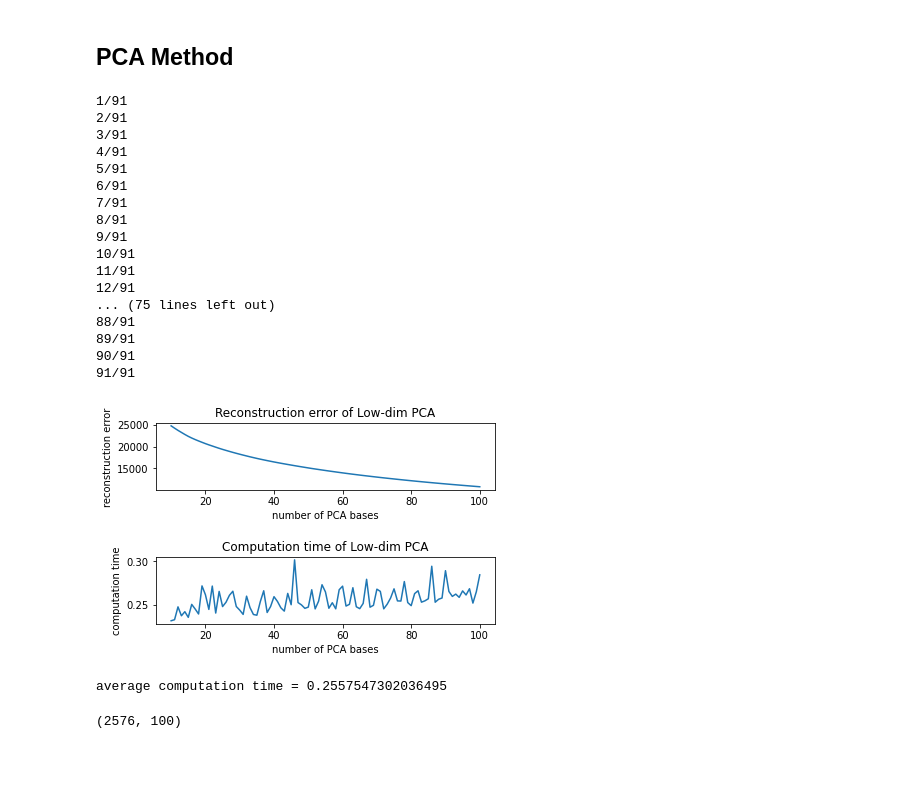
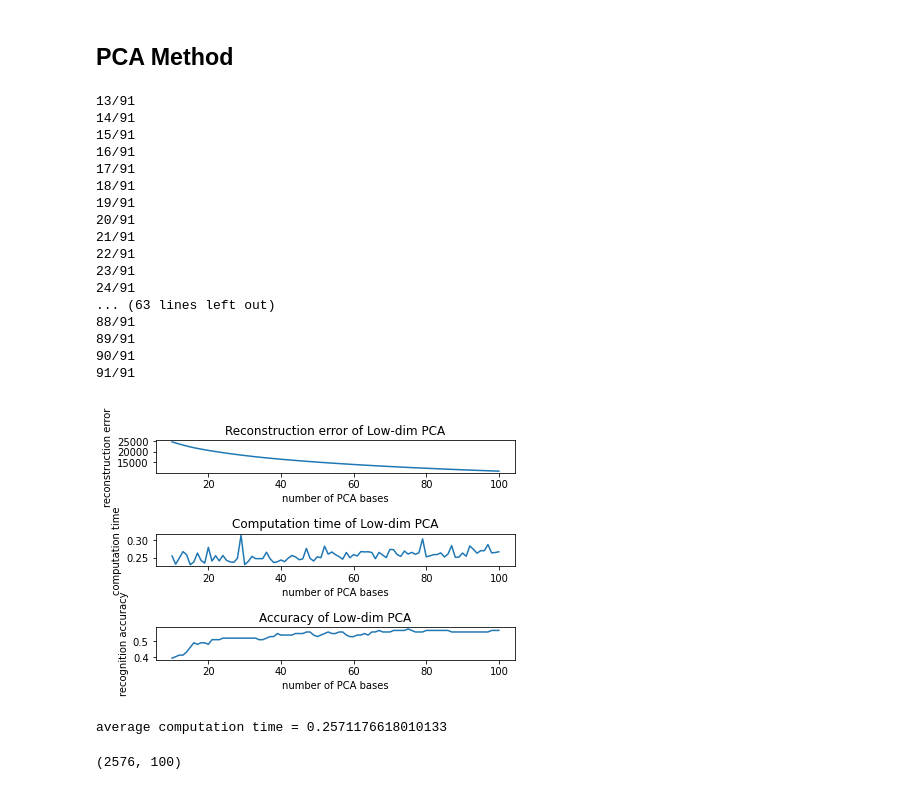
Before and after one commit to sw-programmer/Coursework1, a Jupyter notebook: CW1_Q3.ipynb, the cells around one changed output. Saved outputs shown, nothing was run; the diff lists cells and outputs as text; code cells hidden in the pictures; blank space fills up the shorter version.

```diff
--- a/CW1_Q3.ipynb
+++ b/CW1_Q3.ipynb
@@ -62,6 +63,8 @@ print('X_train shape:', X_train.shape)
 print('X_test shape:', X_test.shape)
 print('y_train shape:', y_train.shape)
 print('y_test shape:', y_test.shape)
+X_test_mean = np.mean(X_test, axis = 0)
+X_train_mean = np.mean(X_train, axis = 0)
 np.unique(y_train, return_counts=True)    # 52명의 얼굴이 80%씩 고르게 train set에 들어간 모습
 # %% [output]
 X_train shape: (416, 2576)
@@ -80,4 +81,12 @@ y_test shape: (104,)
 # %%
+# NN Classfication
+def NN(X_trained, X_test, y_pred):
+  for query in X_test:
+    Args = []
+    for trained in X_trained:
+      Args.append(np.linalg.norm(query - trained))
+    y_pred.append(y_train[np.argmin(Args)])
+  return accuracy_score(y_test, y_pred), y_pred
 
 # 평균 얼굴 계산 함수
 def AvgCompute(X):
@@ -132,6 +141,7 @@ max_num = 100
 start_num = 10
 error_list = []
 computation_time = []
+accuracy = []
 
 os.makedirs("./PCA_org", exist_ok=True)
 os.makedirs("./PCA_low_dim", exist_ok=True)
@@ -148,53 +158,60 @@ for i in range(start_num, max_num+1):
     reconst_X, X_bar, principal_vals, principal_components, comp_time = PCA(X_train, i, low_dim)
     recon_loss = np.linalg.norm((X_train - reconst_X), None)
     error_list.append(recon_loss)
+    acc, y_predd = NN((X_train - X_bar) @ principal_components, (X_test - X_test_mean) @ principal_components, [])
+    accuracy.append(acc)
     computation_time.append(comp_time)
     # To see the reconstructed images
     plt.imsave(f"{root_path}/{i}_recon.png", np.reshape(reconst_X[0,:],(46,56)).T, cmap = 'gist_gray')
     print(f"{i-start_num+1}/{max_num-start_num+1}")
 
 if not low_dim:
     PCA_name = "Original PCA"
 else:
     PCA_name = "Low-dim PCA"
 
 x_axis = list(range(start_num, max_num+1))
-fig_recon, ax_recon = plt.subplots(2,1)
+fig_recon, ax_recon = plt.subplots(3,1)
 ax_recon[0].plot(x_axis, error_list)
 ax_recon[0].set_xlabel("number of PCA bases")
 ax_recon[0].set_ylabel("reconstruction error")
 ax_recon[0].set_title(f"Reconstruction error of {PCA_name}")
 
 ax_recon[1].plot(x_axis, computation_time)
 ax_recon[1].set_xlabel("number of PCA bases")
 ax_recon[1].set_ylabel("computation time")
 ax_recon[1].set_title(f"Computation time of {PCA_name}")
 
-fig_recon.tight_layout(pad=2.0)
+ax_recon[2].plot(x_axis, accuracy)
+ax_recon[2].set_xlabel("number of PCA bases")
+ax_recon[2].set_ylabel("recognition accuracy")
+ax_recon[2].set_title(f"Accuracy of {PCA_name}")
+
+fig_recon.tight_layout(pad=1.0)
 
 plt.show()
 
 print(f"average computation time = {np.mean(computation_time)}")
 # %% [output]
-1/91
-2/91
-3/91
-4/91
-5/91
-6/91
-7/91
-8/91
-9/91
-10/91
-11/91
-12/91
-... (75 lines left out)
+13/91
+14/91
+15/91
+16/91
+17/91
+18/91
+19/91
+20/91
+21/91
+22/91
+23/91
+24/91
+... (63 lines left out)
 88/91
 89/91
 90/91
 91/91
-[figure, old version]
+[figure, new version]
-average computation time = 0.2557547302036495
+average computation time = 0.2571176618010133
 # %%
 print(principal_components.shape)
 # %% [output]
```
Also changed, not shown: parts of 13 cells of this notebook.
